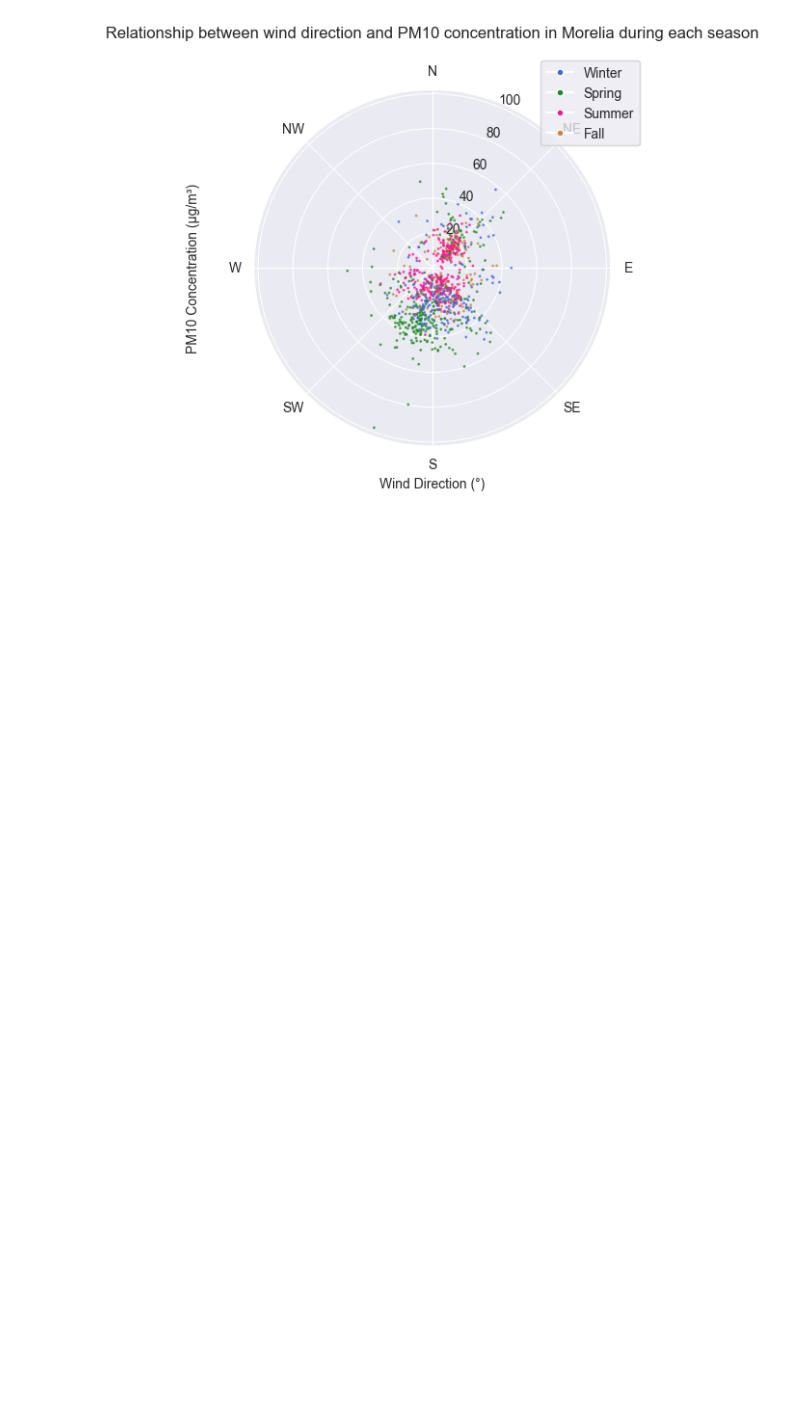
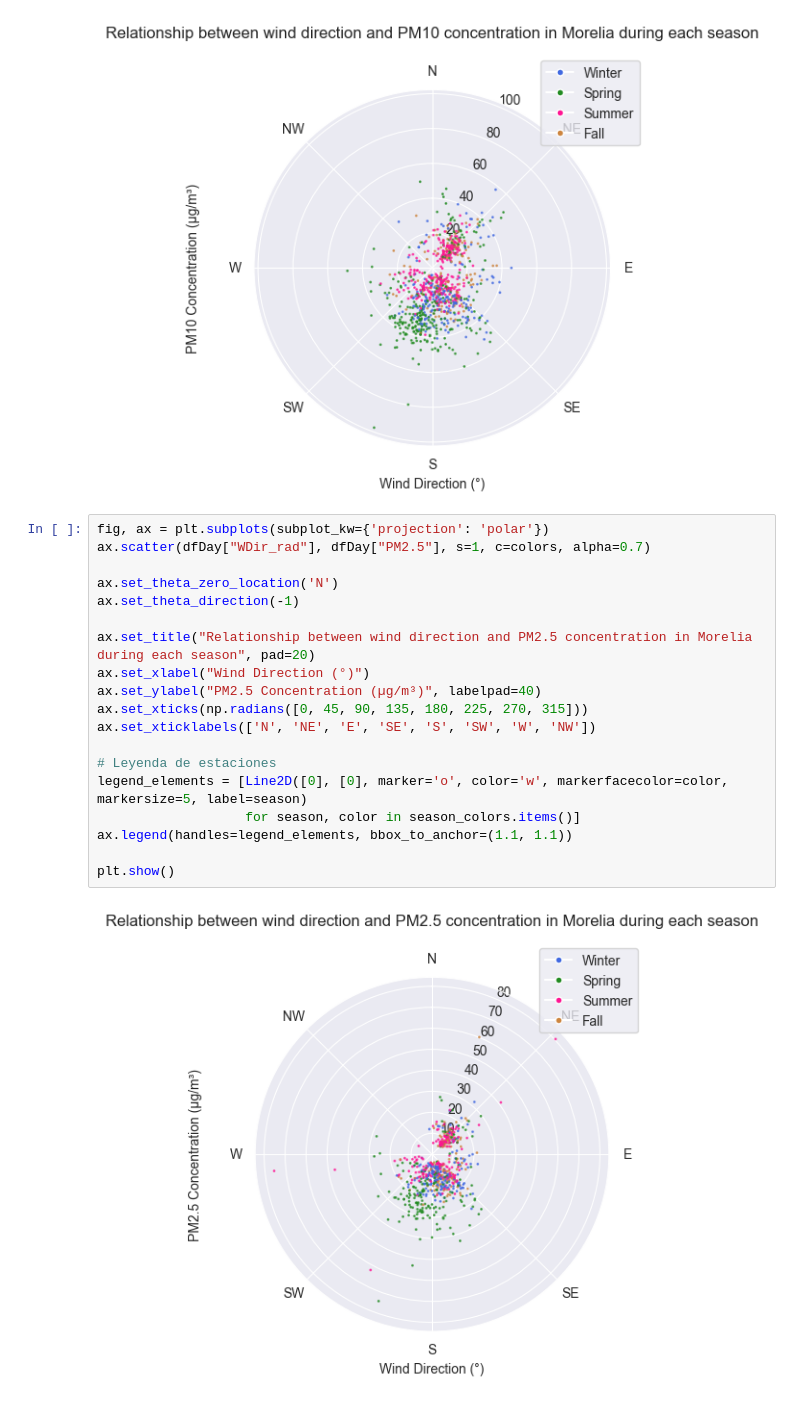
Before and after one commit to arnoldtics/Atmospheric_Data_Insights, a Jupyter notebook: LAIDEA/Records/WindDirectionsTime.ipynb, the cells around one changed output. Drawn from its saved outputs; the diff is of its cells as text; blank space fills up the shorter version.

Commit message:
All plots per season

```diff
--- a/LAIDEA/Records/WindDirectionsTime.ipynb
+++ b/LAIDEA/Records/WindDirectionsTime.ipynb
@@ -314,3 +314,24 @@ ax.legend(handles=legend_elements, bbox_to_anchor=(1.1, 1.1))
 plt.show()
 # %% [output]
 [figure]
+# %%
+fig, ax = plt.subplots(subplot_kw={'projection': 'polar'})
+ax.scatter(dfDay["WDir_rad"], dfDay["PM2.5"], s=1, c=colors, alpha=0.7)
+
+ax.set_theta_zero_location('N')
+ax.set_theta_direction(-1)
+
+ax.set_title("Relationship between wind direction and PM2.5 concentration in Morelia during each season", pad=20)
+ax.set_xlabel("Wind Direction (°)")
+ax.set_ylabel("PM2.5 Concentration (µg/m³)", labelpad=40)
+ax.set_xticks(np.radians([0, 45, 90, 135, 180, 225, 270, 315]))
+ax.set_xticklabels(['N', 'NE', 'E', 'SE', 'S', 'SW', 'W', 'NW'])
+
+# Leyenda de estaciones
+legend_elements = [Line2D([0], [0], marker='o', color='w', markerfacecolor=color, markersize=5, label=season)
+                   for season, color in season_colors.items()]
+ax.legend(handles=legend_elements, bbox_to_anchor=(1.1, 1.1))
+
+plt.show()
+# %% [output]
+[figure, added]
```
Also changed, not shown: parts of 5 cells of this notebook, 6 other files.
